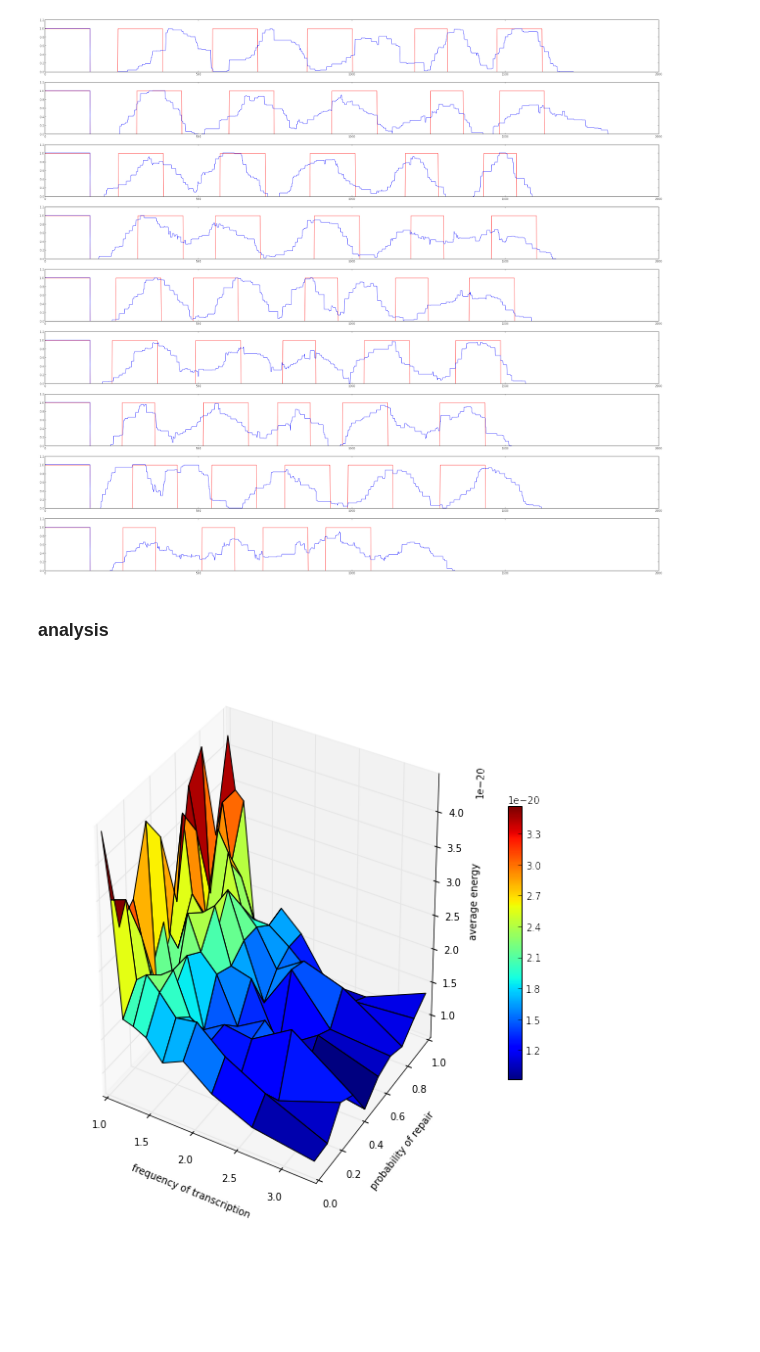
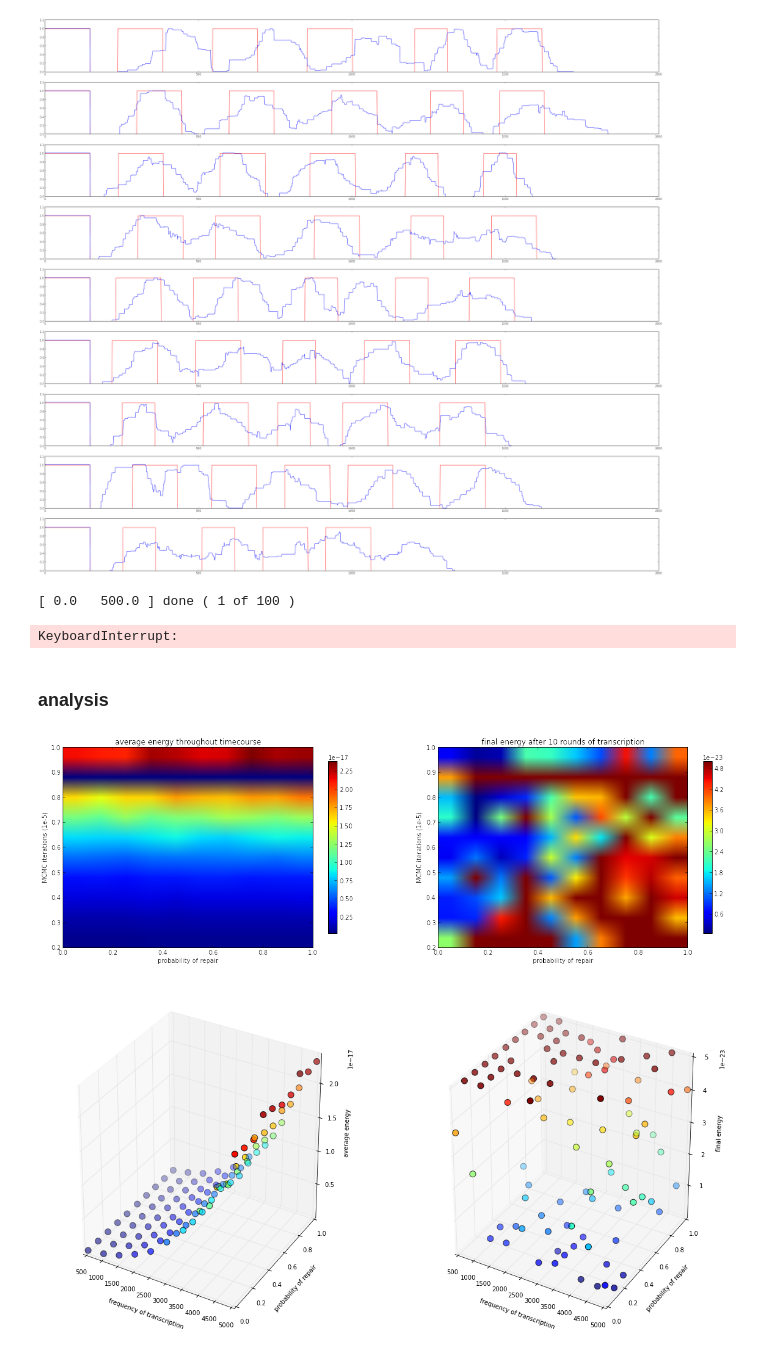
Before and after one commit to npagane/bph, a Jupyter notebook: gal/exonicNucleosomeKinetics.ipynb, the cells around one changed output. Drawn from its saved outputs; the diff is of its cells as text; code cells hidden in the pictures; blank space fills up the shorter version.

```diff
--- a/gal/exonicNucleosomeKinetics.ipynb
+++ b/gal/exonicNucleosomeKinetics.ipynb
@@ -481,7 +461,7 @@ count = 0
 for i in runs.keys():
     trate.append(i)
     aen.append(runs[i][1])
-    men.append(runs[i][3])
+    men.append(runs[i][2])
 
 order = np.argsort(trate)
 trate = np.asarray(trate)[order]; men = np.asarray(men)[order]; aen = np.asarray(aen)[order]
@@ -562,7 +542,7 @@ plt.show()
 # %%
 def repair(g, prep):
     spc = detSpace(g)
-    nucs = spc.keys(); nucs = np.asarray(nucs, int)
+    nucs = np.sort(spc.keys()); nucs = np.asarray(nucs, int)
     hexes = []
     #temp = np.zeros(len(g))
     i = 1
@@ -580,7 +560,7 @@ def repair(g, prep):
                 g[nuc] = i
         #g = temp[:]*1.0
         spc = detSpace(g)
-        nucs = spc.keys(); nucs = np.asarray(nucs, int)
+        nucs = np.sort(spc.keys()); nucs = np.asarray(nucs, int)
         i += 1
     return g
 # %%
@@ -645,10 +625,11 @@ for prep in np.linspace(0,1.0, pts):
     for trate in np.linspace(minFreq,maxFreq,pts):
         key2 = str(np.round(trate))
         runs2[key1][key2] = {}
-        gene = np.zeros(geneLen); avgE = 0; nucR = 0; finE = 0;
+        gene = np.zeros(geneLen); avgE = 0; nucR = 0; finE = 0; avgN = 0
         for rep in range(reps):
             en = []
             g = initializeGene()
+            ncount = 0
             for i in range(cycles):
                 g = RNAP(g);
                 gempty = np.sum(g == 0)
@@ -656,17 +637,21 @@ for prep in np.linspace(0,1.0, pts):
                     break
                 en.append(energy(g));
                 g, e, gA = MCMC(g, int(1.0*trate/2)); temp = e
-                g = repair(g, prep); en.append(energy(e))
+                g = repair(g, prep); en.append(energy(g))
                 g, e, gA = MCMC(g, int(1.0*trate/2)); e.extend(temp); en.append(np.min(e))
+                ncount += 1.0*(len(detSpace(g)) - 1)/cycles
             gene += np.ceil(g/max(g))/reps; avgE += np.mean(en)/reps;
-            nucR += 1.0*(len(detSpace(g)) - 1)/reps; finE += energy(g)/reps
-        runs2[key1][key2] = [gene, avgE, nucR, finE]
+            nucR += 1.0*(len(detSpace(g)) - 1)/reps; finE += energy(g)/reps; avgN += ncount/reps
+        runs2[key1][key2] = [gene, avgE, finE, avgN, nucR]
         counter += 1
         print '[', key1, ' ', key2, '] done (', counter, 'of', pts**2, ')'
 
 stop = time.time()
 
-print 'done, in ', 1.0*(stop - start)/60, 'min'
+print 'done, in ', 1.0*(stop - start)/3600, 'hr'
+# %% [output]
+[ 0.0   500.0 ] done ( 1 of 100 )
+KeyboardInterrupt:
 # %%
 # save data if it looks good to avoid running again?
 import csv
@@ -684,8 +669,8 @@ for key, val in runs2.items():
 finEVec = np.zeros([pts, pts])
 avgEVec = np.zeros([pts, pts])
 posVec = [[0 for i in range(pts)] for j in range(pts)]
-nucVec = np.zeros([pts, pts])
-nucBinVec = np.zeros([pts, pts])
+nucRVec = np.zeros([pts, pts])
+nucAVec = np.zeros([pts, pts])
 pkeys = np.sort(np.asarray(runs2.keys()))
 tkeys = np.sort(np.asarray(runs2[pkeys[0]].keys()))
 pVec = []
@@ -693,36 +678,55 @@ tVec = []
 for i in range(len(pkeys)):
     for j in range(len(tkeys)):
         posVec[i][j] = runs2[pkeys[i]][tkeys[j]][0]
-        nucRVec[i, j] = runs2[pkeys[i]][tkeys[j]][2]
-        nucWVec[i,j] = np.sum(runs2[pkeys[i]][tkeys[j]][0])/(0.5*(HEX_LEN+OCT_LEN))
-        finEVec[i, j] = runs2[pkeys[i]][tkeys[j]][3]
         avgEVec[i, j] = runs2[pkeys[i]][tkeys[j]][1]
+        finEVec[i, j] = runs2[pkeys[i]][tkeys[j]][2]
+        nucAVec[i, j] = runs2[pkeys[i]][tkeys[j]][3]
+        nucRVec[i, j] = runs2[pkeys[i]][tkeys[j]][4]
         pVec.append(float(pkeys[i])); tVec.append(float(tkeys[j]))
+# %%
+ucut = 5e-23
+
+fig = plt.figure(figsize = (20,10))
+ax = fig.add_subplot(121)
+surf = ax.imshow(avgEVec.T, cmap = 'jet', origin = 'lower',
+                extent = (pVec[0], pVec[-1], tVec[0]/max(np.asarray(tVec)), tVec[-1]/max(np.asarray(tVec))))
+fig.colorbar(surf, shrink = 0.5)
+ax.set_title('average energy throughout timecourse')
+ax.set_xlabel('probability of repair'); ax.set_ylabel('MCMC iterations (1e-5)')
+
+ax = fig.add_subplot(122)
+surf = ax.imshow(finEVec.T, cmap = 'jet', origin = 'lower', vmax = ucut,
+                extent = (pVec[0], pVec[-1], tVec[0]/max(np.asarray(tVec)), tVec[-1]/max(np.asarray(tVec))))
+fig.colorbar(surf, shrink = 0.5)
+ax.set_title('final energy after 10 rounds of transcription')
+ax.set_xlabel('probability of repair'); ax.set_ylabel('MCMC iterations (1e-5)')
+
+plt.show()
+# %% [output]
+[figure, added]
 # %%
 # 3D PLOTTING
 # of energy by prob and rate
 from mpl_toolkits import mplot3d
 from matplotlib.colors import LogNorm
 
-fig = plt.figure(figsize = (10,10))
+fig = plt.figure(figsize = (20,10))
 
 ax = fig.add_subplot(121,projection = '3d')
 
-surf = ax.plot_surface(1/(np.asarray(tVec)/max(tVec)), pVec, avgEVec, rstride = 1, cstride = 1, cmap = 'jet')
-fig.colorbar(surf, shrink = 0.5)
+surf = ax.scatter(tVec, pVec, avgEVec, s= 100, c = avgEVec, cmap= 'jet')
 
 ax.set_ylabel('probability of repair'); ax.set_xlabel('frequency of transcription'); ax.set_zlabel('average energy')
 
 ax = fig.add_subplot(122,projection = '3d')
 
-surf = ax.plot_surface(1/(np.asarray(tVec)/max(tVec)), pVec, finEVec, rstride = 1, cstride = 1, cmap = 'jet')
-fig.colorbar(surf, shrink = 0.5)
+surf = ax.scatter(tVec, pVec, np.clip(finEVec, 0, ucut), s= 100, c = np.clip(finEVec, 0, ucut), cmap= 'jet')
 
 ax.set_ylabel('probability of repair'); ax.set_xlabel('frequency of transcription'); ax.set_zlabel('final energy')
 
 plt.show()
 # %% [output]
-[figure, old version]
+[figure, new version]
 # %%
 fig = plt.figure(figsize = (15,15))
 
```
Also changed, not shown: parts of 23 cells of this notebook.
